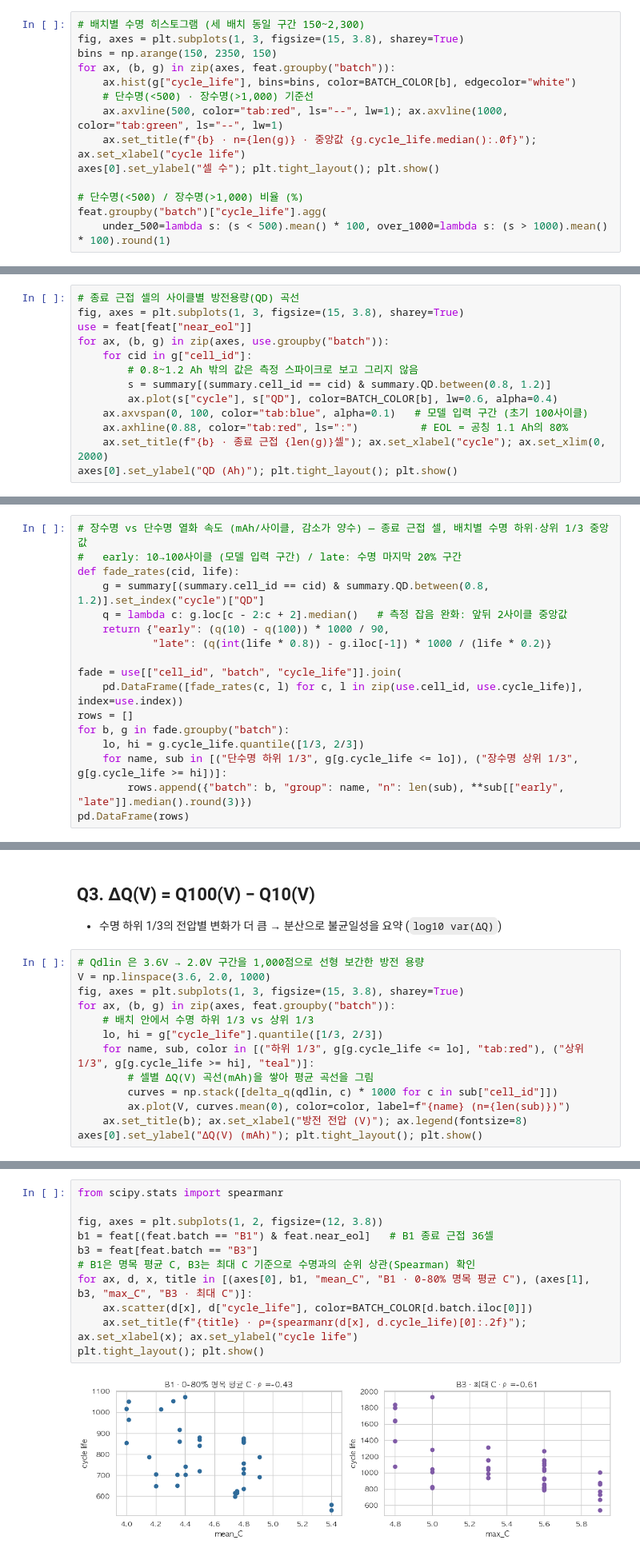
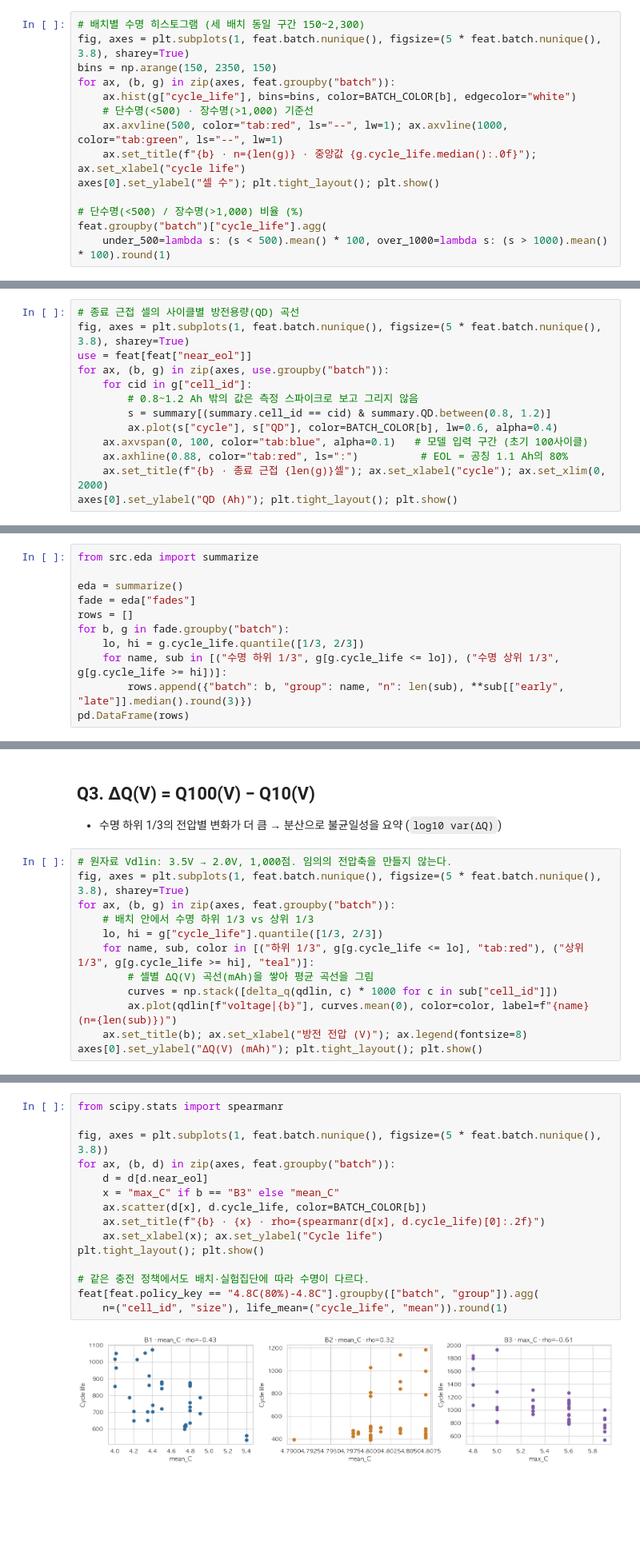
Before and after one commit to minsol1/ess-battery-project, a Jupyter notebook: notebooks/01_EDA.ipynb, the cells around one changed output, grey strips where cells are left out. Shown at 80% size. Drawn from its saved outputs; the diff is of its cells as text; blank space fills up the shorter version.

Commit message:
Fix grouped validation and publish reproducible Day 2 analysis

```diff
--- a/notebooks/01_EDA.ipynb
+++ b/notebooks/01_EDA.ipynb
@@ -51,7 +51,7 @@ feat.groupby("batch").agg(n=("cell_id", "size"), near_eol=("near_eol", "sum"),
 - B1에는 500 미만 셀이 없고, B2는 71.8%가 500 미만 → **B1에 없는 단수명 구간을 B2에서 평가**
 # %%
 # 배치별 수명 히스토그램 (세 배치 동일 구간 150~2,300)
-fig, axes = plt.subplots(1, 3, figsize=(15, 3.8), sharey=True)
+fig, axes = plt.subplots(1, feat.batch.nunique(), figsize=(5 * feat.batch.nunique(), 3.8), sharey=True)
 bins = np.arange(150, 2350, 150)
 for ax, (b, g) in zip(axes, feat.groupby("batch")):
     ax.hist(g["cycle_life"], bins=bins, color=BATCH_COLOR[b], edgecolor="white")
@@ -76,7 +88,7 @@ feat.groupby("batch")["cycle_life"].agg(
 - 10→100사이클 감소 속도는 장·단수명 차이가 없고, 마지막 20% 구간에서 단수명 셀이 1.5~1.8배 빠름
 # %%
 # 종료 근접 셀의 사이클별 방전용량(QD) 곡선
-fig, axes = plt.subplots(1, 3, figsize=(15, 3.8), sharey=True)
+fig, axes = plt.subplots(1, feat.batch.nunique(), figsize=(5 * feat.batch.nunique(), 3.8), sharey=True)
 use = feat[feat["near_eol"]]
 for ax, (b, g) in zip(axes, use.groupby("batch")):
     for cid in g["cell_id"]:
@@ -90,20 +102,14 @@ axes[0].set_ylabel("QD (Ah)"); plt.tight_layout(); plt.show()
 # %% [output]
 [figure]
 # %%
-# 장수명 vs 단수명 열화 속도 (mAh/사이클, 감소가 양수) — 종료 근접 셀, 배치별 수명 하위·상위 1/3 중앙값
-#   early: 10→100사이클 (모델 입력 구간) / late: 수명 마지막 20% 구간
-def fade_rates(cid, life):
-    g = summary[(summary.cell_id == cid) & summary.QD.between(0.8, 1.2)].set_index("cycle")["QD"]
-    q = lambda c: g.loc[c - 2:c + 2].median()   # 측정 잡음 완화: 앞뒤 2사이클 중앙값
-    return {"early": (q(10) - q(100)) * 1000 / 90,
-            "late": (q(int(life * 0.8)) - g.iloc[-1]) * 1000 / (life * 0.2)}
+from src.eda import summarize
 
-fade = use[["cell_id", "batch", "cycle_life"]].join(
-    pd.DataFrame([fade_rates(c, l) for c, l in zip(use.cell_id, use.cycle_life)], index=use.index))
+eda = summarize()
+fade = eda["fades"]
 rows = []
 for b, g in fade.groupby("batch"):
     lo, hi = g.cycle_life.quantile([1/3, 2/3])
-    for name, sub in [("단수명 하위 1/3", g[g.cycle_life <= lo]), ("장수명 상위 1/3", g[g.cycle_life >= hi])]:
+    for name, sub in [("수명 하위 1/3", g[g.cycle_life <= lo]), ("수명 상위 1/3", g[g.cycle_life >= hi])]:
         rows.append({"batch": b, "group": name, "n": len(sub), **sub[["early", "late"]].median().round(3)})
 pd.DataFrame(rows)
 # %% [output]
@@ -118,16 +152,15 @@ pd.DataFrame(rows)
 ## Q3. ΔQ(V) = Q100(V) − Q10(V)
 - 수명 하위 1/3의 전압별 변화가 더 큼 → 분산으로 불균일성을 요약 (`log10 var(ΔQ)`)
 # %%
-# Qdlin 은 3.6V → 2.0V 구간을 1,000점으로 선형 보간한 방전 용량
-V = np.linspace(3.6, 2.0, 1000)
-fig, axes = plt.subplots(1, 3, figsize=(15, 3.8), sharey=True)
+# 원자료 Vdlin: 3.5V → 2.0V, 1,000점. 임의의 전압축을 만들지 않는다.
+fig, axes = plt.subplots(1, feat.batch.nunique(), figsize=(5 * feat.batch.nunique(), 3.8), sharey=True)
 for ax, (b, g) in zip(axes, feat.groupby("batch")):
     # 배치 안에서 수명 하위 1/3 vs 상위 1/3
     lo, hi = g["cycle_life"].quantile([1/3, 2/3])
     for name, sub, color in [("하위 1/3", g[g.cycle_life <= lo], "tab:red"), ("상위 1/3", g[g.cycle_life >= hi], "teal")]:
         # 셀별 ΔQ(V) 곡선(mAh)을 쌓아 평균 곡선을 그림
         curves = np.stack([delta_q(qdlin, c) * 1000 for c in sub["cell_id"]])
-        ax.plot(V, curves.mean(0), color=color, label=f"{name} (n={len(sub)})")
+        ax.plot(qdlin[f"voltage|{b}"], curves.mean(0), color=color, label=f"{name} (n={len(sub)})")
     ax.set_title(b); ax.set_xlabel("방전 전압 (V)"); ax.legend(fontsize=8)
 axes[0].set_ylabel("ΔQ(V) (mAh)"); plt.tight_layout(); plt.show()
 # %% [output]
@@ -138,13 +172,17 @@ axes[0].set_ylabel("ΔQ(V) (mAh)"); plt.tight_layout(); plt.show()
 # %%
 from scipy.stats import spearmanr
 
-fig, axes = plt.subplots(1, 2, figsize=(12, 3.8))
-b1 = feat[(feat.batch == "B1") & feat.near_eol]   # B1 종료 근접 36셀
-b3 = feat[feat.batch == "B3"]
-# B1은 명목 평균 C, B3는 최대 C 기준으로 수명과의 순위 상관(Spearman) 확인
-for ax, d, x, title in [(axes[0], b1, "mean_C", "B1 · 0-80% 명목 평균 C"), (axes[1], b3, "max_C", "B3 · 최대 C")]:
-    ax.scatter(d[x], d["cycle_life"], color=BATCH_COLOR[d.batch.iloc[0]])
-    ax.set_title(f"{title} · ρ={spearmanr(d[x], d.cycle_life)[0]:.2f}"); ax.set_xlabel(x); ax.set_ylabel("cycle life")
+fig, axes = plt.subplots(1, feat.batch.nunique(), figsize=(5 * feat.batch.nunique(), 3.8))
+for ax, (b, d) in zip(axes, feat.groupby("batch")):
+    d = d[d.near_eol]
+    x = "max_C" if b == "B3" else "mean_C"
+    ax.scatter(d[x], d.cycle_life, color=BATCH_COLOR[b])
+    ax.set_title(f"{b} · {x} · rho={spearmanr(d[x], d.cycle_life)[0]:.2f}")
+    ax.set_xlabel(x); ax.set_ylabel("Cycle life")
 plt.tight_layout(); plt.show()
+
+# 같은 충전 정책에서도 배치·실험집단에 따라 수명이 다르다.
+feat[feat.policy_key == "4.8C(80%)-4.8C"].groupby(["batch", "group"]).agg(
+    n=("cell_id", "size"), life_mean=("cycle_life", "mean")).round(1)
 # %% [output]
-[figure, old version]
+[figure, new version]
```
Also changed, not shown: parts of 17 cells of this notebook, 32 other files.
